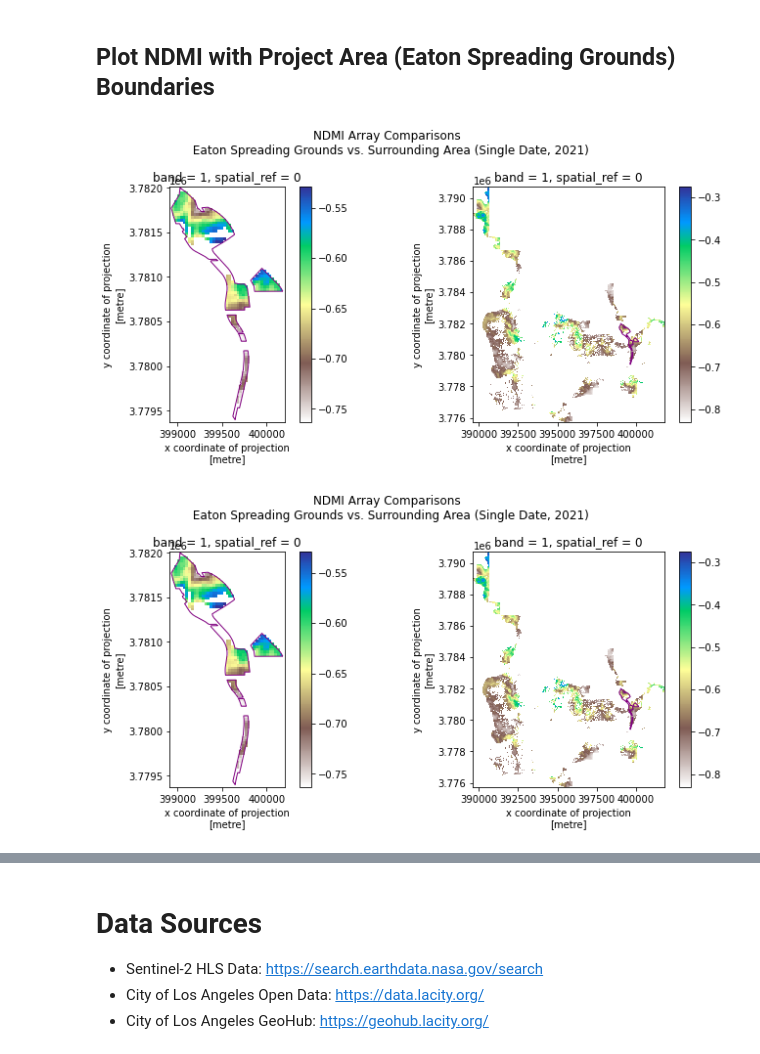
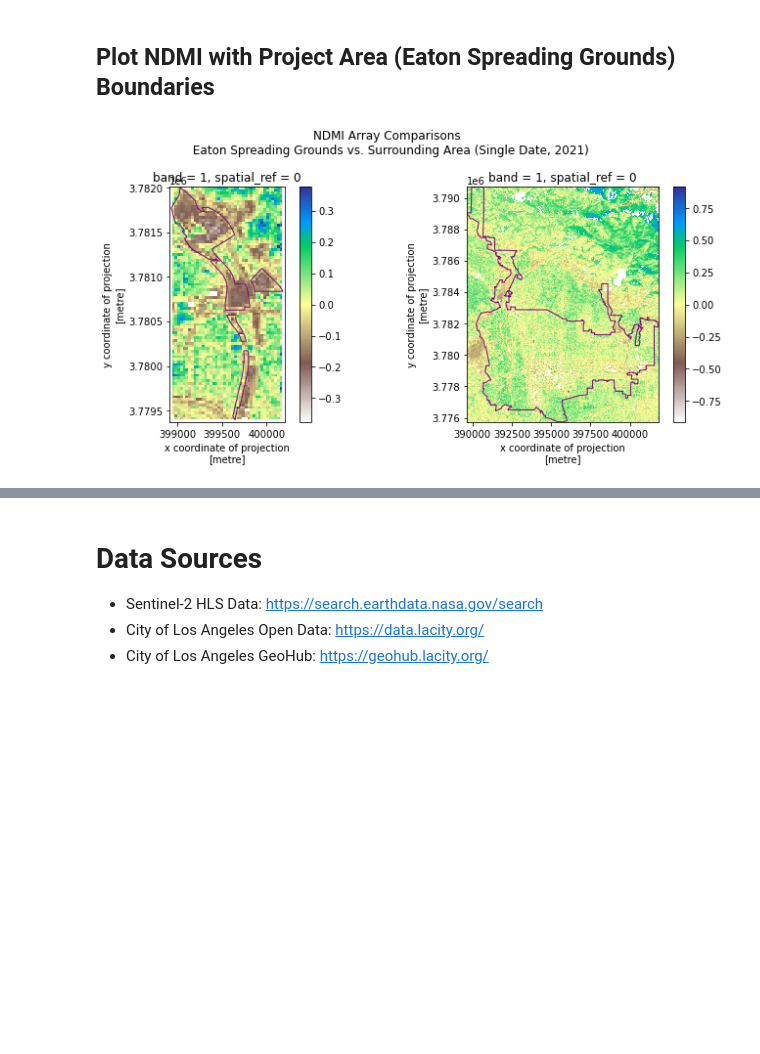
Before and after one commit to jensenwid/ea-capstone-2022, a Jupyter notebook: ea-capstone-workbook-2022.ipynb, the cells around one changed output, grey strips where cells are left out. Drawn from its saved outputs; the diff is of its cells as text; code cells hidden in the pictures; blank space fills up the shorter version.

```diff
--- a/ea-capstone-workbook-2022.ipynb
+++ b/ea-capstone-workbook-2022.ipynb
@@ -189,8 +267,9 @@ def open_clean_bands(band_path,
 
         # open and mask cloud layer
         cl_mask = (rxr.open_rasterio(pixel_qa_path, masked=True)
-                        .rio.clip(crop_bound.geometry, from_disk=True)
-                        .squeeze())
+                        .rio.clip(
+                            crop_bound_box,
+                            from_disk=True).squeeze())
 
         # apply cloud mask
         band = band.where(cl_mask.isin(goodQuality)).squeeze()
@@ -199,8 +278,7 @@ def open_clean_bands(band_path,
         raise ValueError(
             "Oops - I couldn't clip your data. This may be due to a crs error.")
 
-
-    return band
+    return band, cl_mask
 # %% [markdown]
 ## Prep Step #4: Create necessary crop bounds using site, city, and project area shapefiles  ##
 
@@ -261,11 +336,15 @@ eaton_shape
 # %%
 # Create path for the pixel_qa_layer for subdirectory scene
 scene_pixel_qa_path = os.path.join(sent_path,
-                                  "HLS.S30.T11SLT.2021003T183751.v2.0.Fmask.tif")
+                                  "HLS.S30.T11SLT.2021008T183739.v2.0.Fmask.tif")
 
 sent_qa = rxr.open_rasterio(scene_pixel_qa_path).squeeze()
 
-sent_qa
+#define valid values to be exluded from mask
+goodQuality = cloud_mask(fmask = sent_qa)
+
+#plot the QA layers to visualize masks
+
 fig, (ax1, ax2) = plt.subplots(1,2, figsize=(8,3))
 sent_qa.plot.imshow(ax=ax1)
 
@@ -274,4 +353,6 @@ sent_qa.plot.hist(ax=ax2)
 
 plt.tight_layout()
 plt.show()
+
+print("Good Quality Pixels = ",goodQuality)
 # %% [output]
@@ -460,7 +443,7 @@ eaton_ndmi_list = []
 for tifs in ndmi_band_paths:
 
     filename = os.path.normpath(tifs).split(os.sep)[-1]
-    print("Looping through",filename[-27:-20],"-",filename[-7:-4])
+    print("On",filename[-27:-20],"-",filename[-7:-4])
     site = tifs[-33:-28]
     olddate = tifs[-27:-20]
     band = tifs[-7:-4]
@@ -468,16 +451,21 @@ for tifs in ndmi_band_paths:
     datetimeobject = datetime.strptime(olddate,'%Y%j')
     date = datetimeobject.strftime('%m-%d-%Y')
 
+#     list_of_sites = (eaton_shape, pasadena_shape)
+
+#     for sites in list_of_sites:
+#         area_name = sites
+#         print ("Working on", sites)
     cleaned_sent = open_clean_bands(tifs,
                                     crop_bound=eaton_shape,
                                     valid_range = (0,10000),
                                    pixel_qa_path=scene_pixel_qa_path)
+
     # create output
-    output = [date, band, cleaned_sent]
+    output = [date, band, cleaned_sent[0]]
 
     #append to list before df
     eaton_ndmi_list.append(output)
-
 
 #Convert list of cleaned arrays with date and band to df
 eaton_ndmi_df = pd.DataFrame(eaton_ndmi_list,
@@ -503,6 +491,7 @@ for key, value in eaton_indexed_df.groupby(["date"]):
     output_2 = [date,ndmi]
     eaton_ndmi_arrays.append(output_2)
 
+
 #Create dataframes for mean NDMI and NDMI arrays
 eaton_mean_df = pd.DataFrame(eaton_mean_list,
                            columns = ["date","mean"])
@@ -578,7 +612,7 @@ for tifs in ndmi_band_paths:
                                     valid_range = (0,10000),
                                    pixel_qa_path=scene_pixel_qa_path)
     # create output
-    output = [date, band, cleaned_sent]
+    output = [date, band, cleaned_sent[0]]    # cleaned_sent[0] gathers just the band array, not the cloud mask
 
     #append to list before df
     la_ndmi_list.append(output)
@@ -670,30 +690,29 @@ Looping through 2021363 - B11
 # %%
 fig, (ax1, ax2) = plt.subplots(1,2, figsize=(10, 5))
 
-eaton_ndmi_df["ndmi"][4].plot.imshow(ax=ax1,
+eaton_ndmi_df["ndmi"][0].plot.imshow(ax=ax1,
                                     cmap = "terrain_r")
 eaton_shape.plot(ax=ax1,
                  color='none',
                  linewidth = 1,
                  edgecolor = 'purple',
                  vmin=-1,
                  vmax=-1)
 
-la_ndmi_df["ndmi"][4].plot.imshow(ax=ax2,
+la_ndmi_df["ndmi"][0].plot.imshow(ax=ax2,
                                  cmap = "terrain_r")
-eaton_shape.plot(ax=ax2,
+pasadena_shape.plot(ax=ax2,
                 color='none',
                 linewidth = 1,
                 edgecolor = 'purple',
                 vmin=-1,
                 vmax=-1)
 
 plt.suptitle("NDMI Array Comparisons \n Eaton Spreading Grounds vs. Surrounding Area (Single Date, 2021)")
 plt.tight_layout()
 plt.show()
 # %% [output]
-[figure, old version]
+[figure, new version]
-[figure, removed]
 # %%
 fig, ax = plt.subplots(figsize=(10,8)) #consider a qqplot or probplot?
 
```
Also changed, not shown: parts of 27 cells of this notebook, 4 other files.
